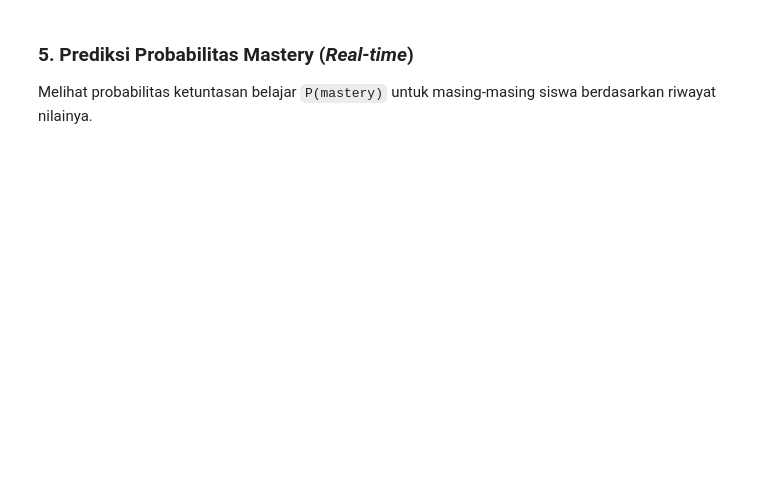
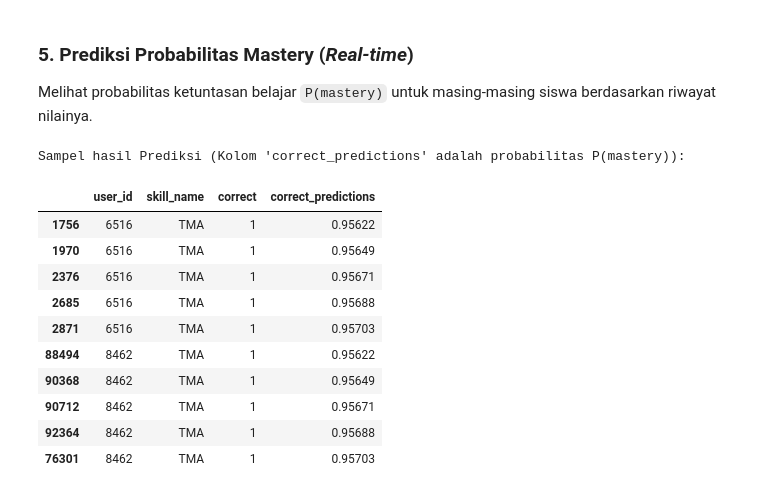
Before and after one commit to danial-computer/AI-LearningPath, a Jupyter notebook: notebook/03_knowledge_tracing.ipynb, the cells around one changed output. Saved outputs shown, nothing was run; the diff lists cells and outputs as text; code cells hidden in the pictures; blank space fills up the shorter version.

```diff
--- a/notebook/03_knowledge_tracing.ipynb
+++ b/notebook/03_knowledge_tracing.ipynb
@@ -126,7 +198,21 @@ plt.show()
 Melihat probabilitas ketuntasan belajar `P(mastery)` untuk masing-masing siswa berdasarkan riwayat nilainya.
 # %%
 # Melakukan prediksi state mastery
+model.fit(data=bkt_data) # <-- Tambahkan baris ini di atas model.predict
 predictions = model.predict(data=bkt_data)
 
 print("Sampel hasil Prediksi (Kolom 'correct_predictions' adalah probabilitas P(mastery)):")
 display(predictions[['user_id', 'skill_name', 'correct', 'correct_predictions']].head(10))
+# %% [output]
+Sampel hasil Prediksi (Kolom 'correct_predictions' adalah probabilitas P(mastery)):
+|  | user_id | skill_name | correct | correct_predictions |
+| 1756 | 6516 | TMA | 1 | 0.95622 |
+| 1970 | 6516 | TMA | 1 | 0.95649 |
+| 2376 | 6516 | TMA | 1 | 0.95671 |
+| 2685 | 6516 | TMA | 1 | 0.95688 |
+| 2871 | 6516 | TMA | 1 | 0.95703 |
+| 88494 | 8462 | TMA | 1 | 0.95622 |
+| 90368 | 8462 | TMA | 1 | 0.95649 |
+| 90712 | 8462 | TMA | 1 | 0.95671 |
+| 92364 | 8462 | TMA | 1 | 0.95688 |
+| 76301 | 8462 | TMA | 1 | 0.95703 |
```
Also changed, not shown: parts of 5 cells of this notebook, 7 other files.
